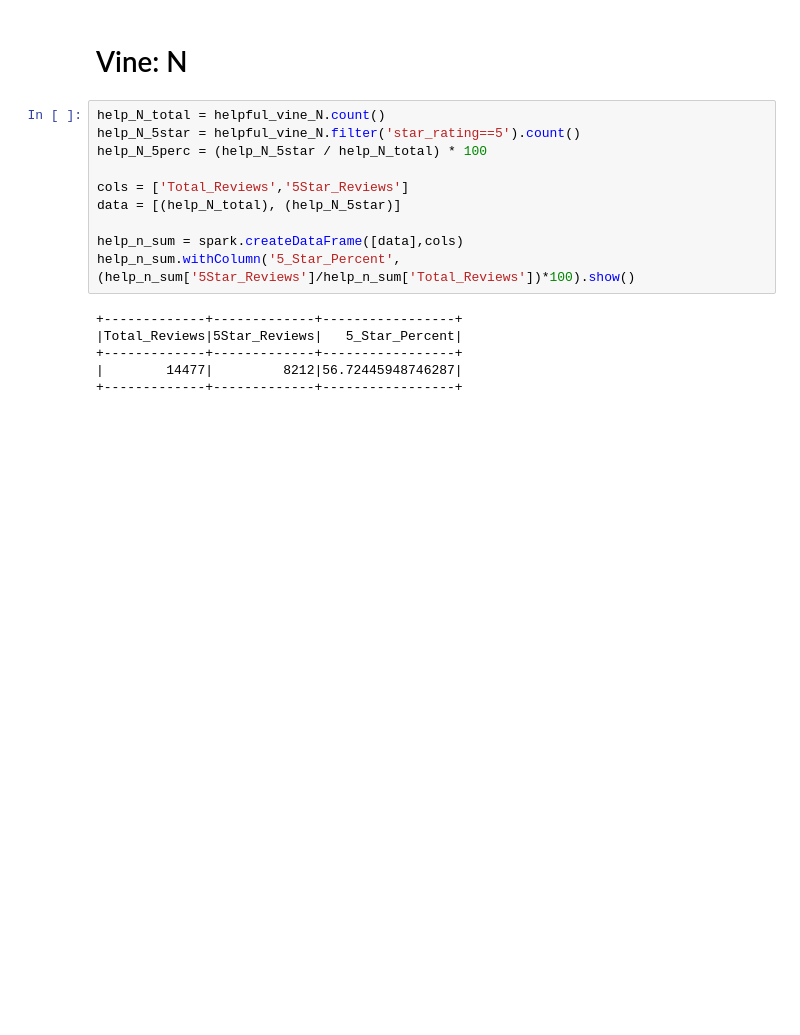
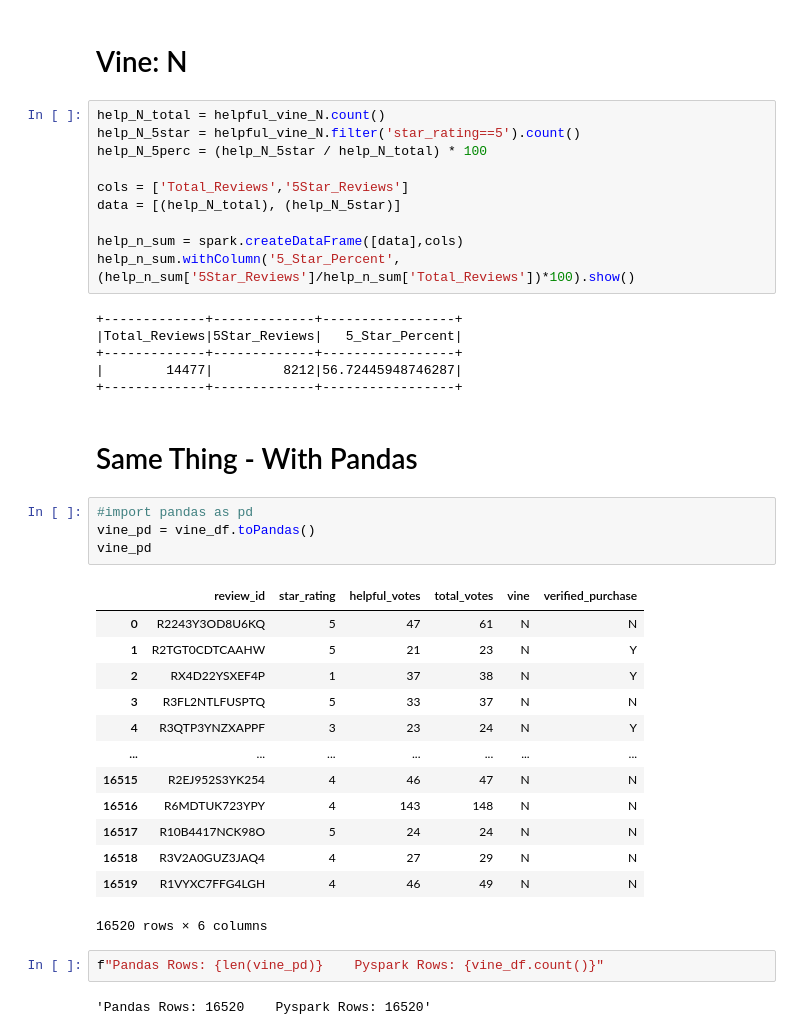
Before and after one commit to TaylorVellios/Amazon_Vine_Analysis, a Jupyter notebook: Vine_Review_Analysis.ipynb, the cells around one changed output. Drawn from its saved outputs; the diff is of its cells as text; blank space fills up the shorter version.

Commit message:
final vine analysis

```diff
--- a/Vine_Review_Analysis.ipynb
+++ b/Vine_Review_Analysis.ipynb
@@ -189,3 +193,27 @@ help_n_sum.withColumn('5_Star_Percent', (help_n_sum['5Star_Reviews']/help_n_sum[
 +-------------+-------------+-----------------+
 |        14477|         8212|56.72445948746287|
 +-------------+-------------+-----------------+
+# %% [markdown]
+# Same Thing - With Pandas
+# %%
+#import pandas as pd
+vine_pd = vine_df.toPandas()
+vine_pd
+# %% [output]
+|  | review_id | star_rating | helpful_votes | total_votes | vine | verified_purchase |
+| 0 | R2243Y3OD8U6KQ | 5 | 47 | 61 | N | N |
+| 1 | R2TGT0CDTCAAHW | 5 | 21 | 23 | N | Y |
+| 2 | RX4D22YSXEF4P | 1 | 37 | 38 | N | Y |
+| 3 | R3FL2NTLFUSPTQ | 5 | 33 | 37 | N | N |
+| 4 | R3QTP3YNZXAPPF | 3 | 23 | 24 | N | Y |
+| ... | ... | ... | ... | ... | ... | ... |
+| 16515 | R2EJ952S3YK254 | 4 | 46 | 47 | N | N |
+| 16516 | R6MDTUK723YPY | 4 | 143 | 148 | N | N |
+| 16517 | R10B4417NCK98O | 5 | 24 | 24 | N | N |
+| 16518 | R3V2A0GUZ3JAQ4 | 4 | 27 | 29 | N | N |
+| 16519 | R1VYXC7FFG4LGH | 4 | 46 | 49 | N | N |
+16520 rows × 6 columns
+# %%
+f"Pandas Rows: {len(vine_pd)}    Pyspark Rows: {vine_df.count()}"
+# %% [output]
+'Pandas Rows: 16520    Pyspark Rows: 16520'
```
Also changed, not shown: parts of 10 cells of this notebook.
